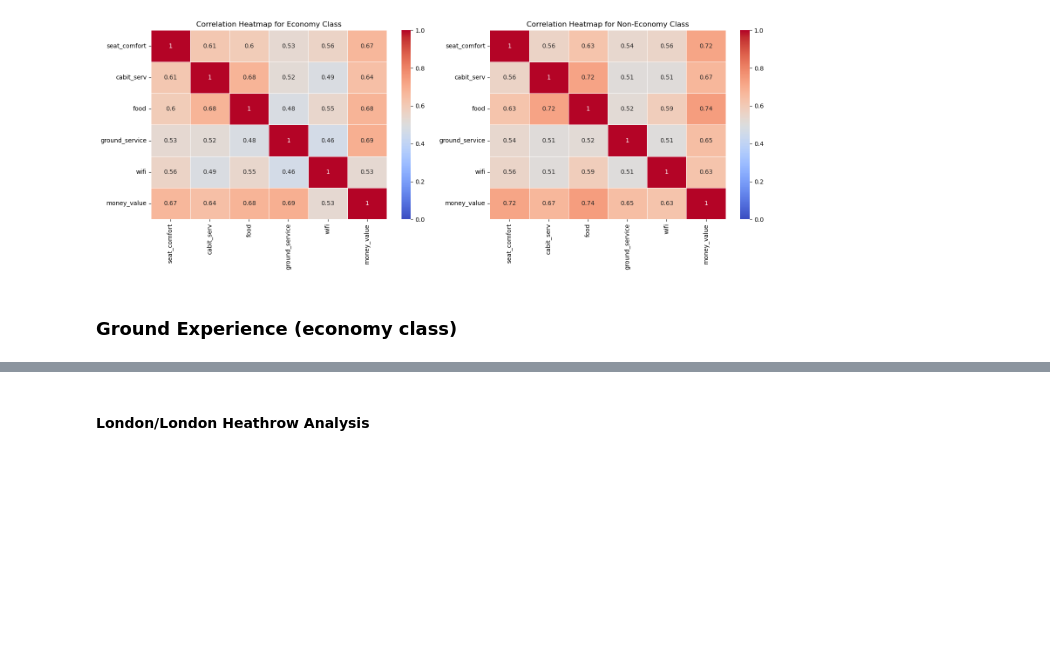
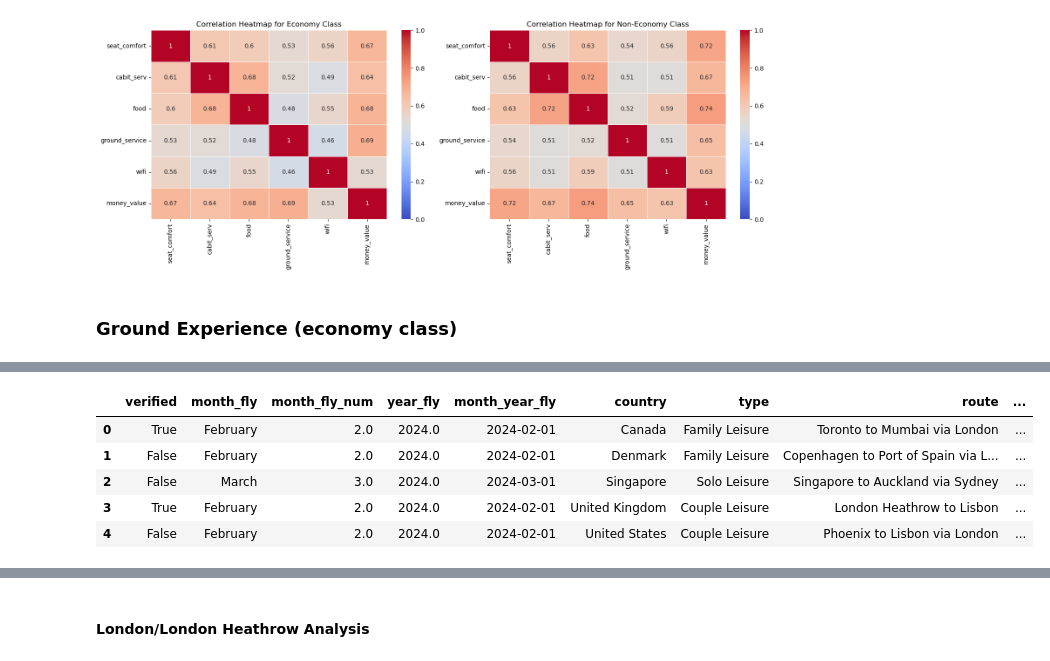
Before and after one commit to MarkPhamm/British-Airway, a Jupyter notebook: analysis/EDA.ipynb, the cells around one changed output, grey strips where cells are left out. Drawn from its saved outputs; the diff is of its cells as text; code cells hidden in the pictures; blank space fills up the shorter version.

```diff
--- a/analysis/EDA.ipynb
+++ b/analysis/EDA.ipynb
@@ -399,3 +322,12 @@ economy_df['transit'] = economy_df['transit'].replace({'LHR': 'London Heathrow',
+# %%
+economy_df.head()
+# %% [output]
+|  | verified | month_fly | month_fly_num | year_fly | month_year_fly | country | type | route | ... |
+| 0 | True | February | 2.0 | 2024.0 | 2024-02-01 | Canada | Family Leisure | Toronto to Mumbai via London | ... |
+| 1 | False | February | 2.0 | 2024.0 | 2024-02-01 | Denmark | Family Leisure | Copenhagen to Port of Spain via L... | ... |
+| 2 | False | March | 3.0 | 2024.0 | 2024-03-01 | Singapore | Solo Leisure | Singapore to Auckland via Sydney | ... |
+| 3 | True | February | 2.0 | 2024.0 | 2024-02-01 | United Kingdom | Couple Leisure | London Heathrow to Lisbon | ... |
+| 4 | False | February | 2.0 | 2024.0 | 2024-02-01 | United States | Couple Leisure | Phoenix to Lisbon via London | ... |
 # %%
 # Select only the top 5 values for each column
 top_origins = economy_df['origin'].value_counts().head(5)
```
Also changed, not shown: parts of 22 cells of this notebook, 1 other file.
